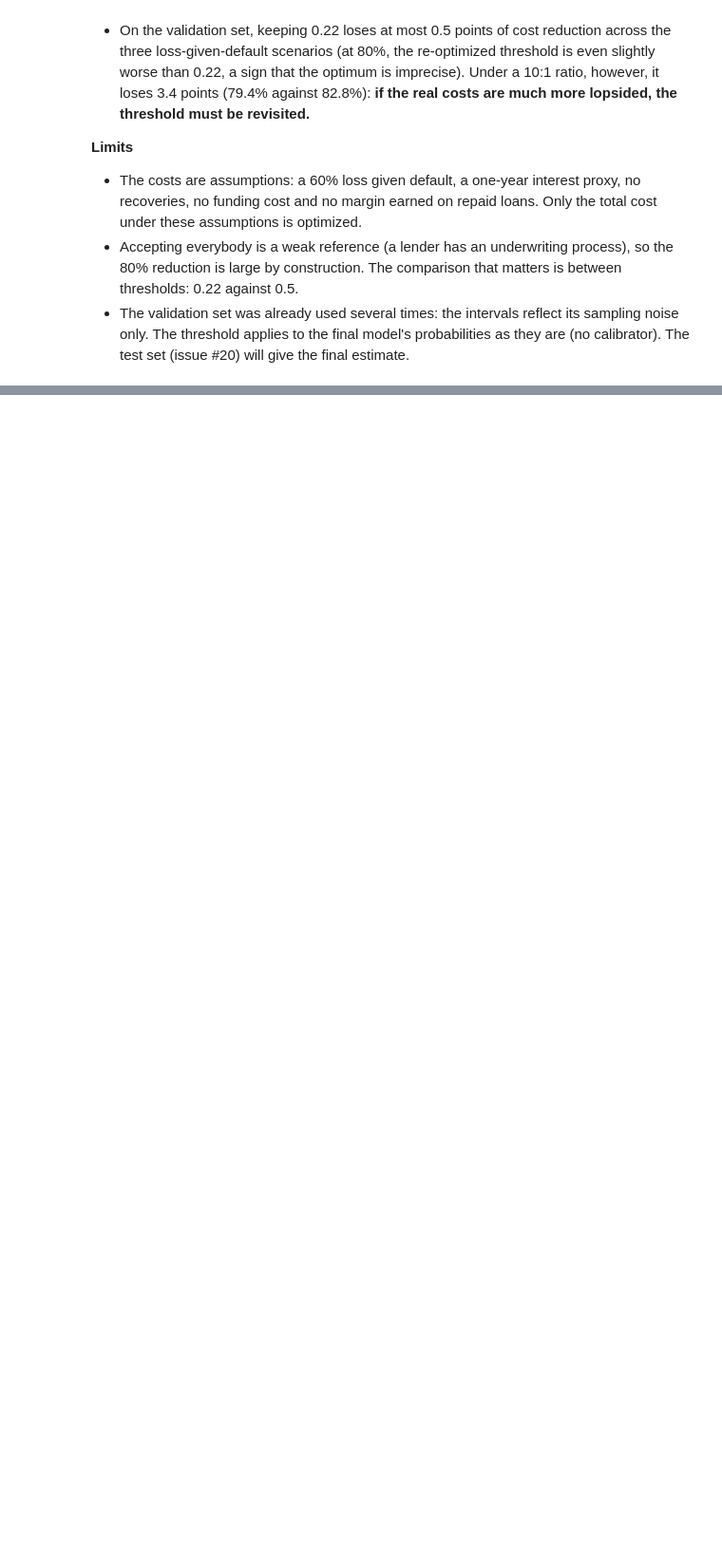
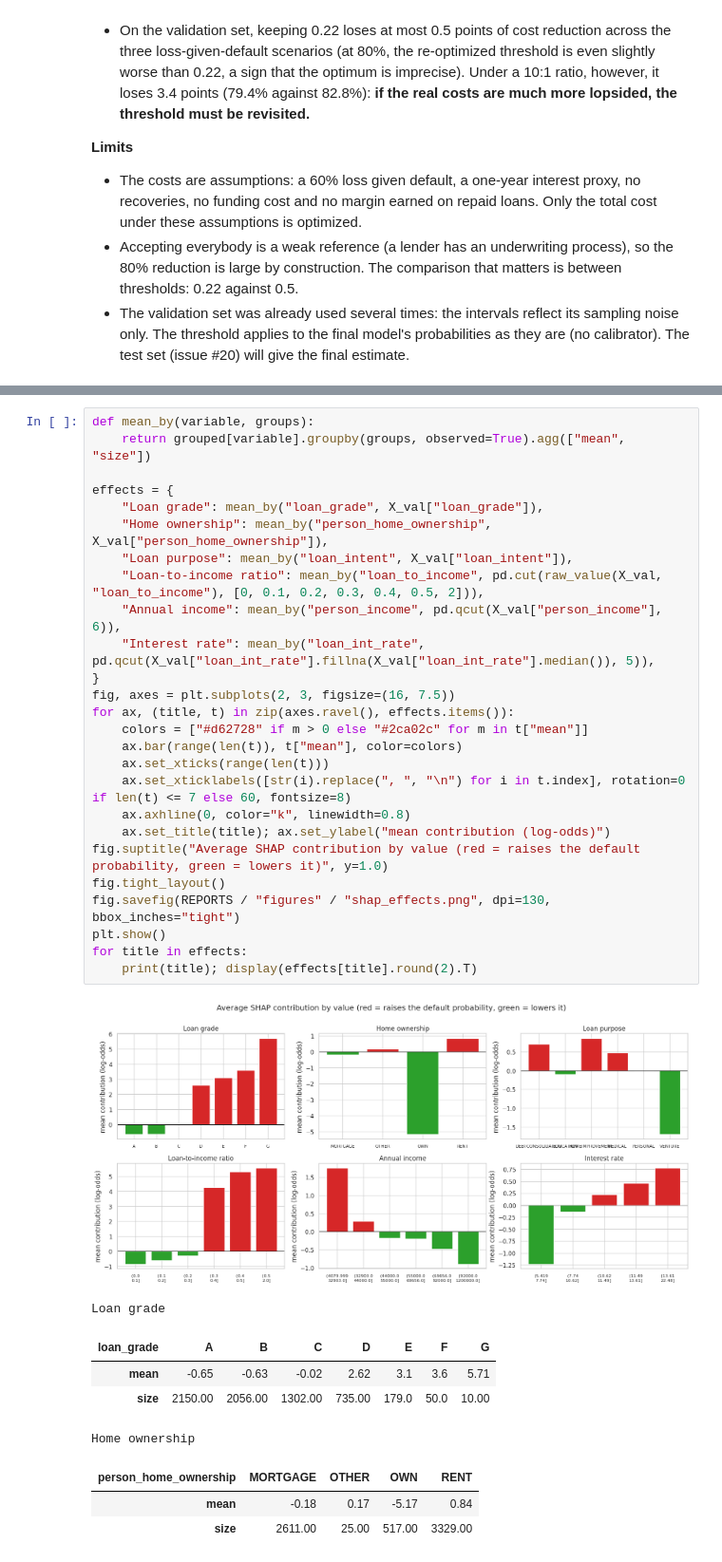
Before and after one commit to cheickbougoum90-web/credit-risk-scoring, a Jupyter notebook: notebooks/03_evaluation_explainability.ipynb, the cells around one changed output, grey strips where cells are left out. Shown at 95% size. Cells and saved outputs as stored; diff of their text form; blank space fills up the shorter version.

```diff
--- a/notebooks/03_evaluation_explainability.ipynb
+++ b/notebooks/03_evaluation_explainability.ipynb
@@ -378,0 +488,36 @@ sens.round(6).to_csv(REPORTS / "threshold_sensitivity.csv")
+# %%
+def mean_by(variable, groups):
+    return grouped[variable].groupby(groups, observed=True).agg(["mean", "size"])
+
+effects = {
+    "Loan grade": mean_by("loan_grade", X_val["loan_grade"]),
+    "Home ownership": mean_by("person_home_ownership", X_val["person_home_ownership"]),
+    "Loan purpose": mean_by("loan_intent", X_val["loan_intent"]),
+    "Loan-to-income ratio": mean_by("loan_to_income", pd.cut(raw_value(X_val, "loan_to_income"), [0, 0.1, 0.2, 0.3, 0.4, 0.5, 2])),
+    "Annual income": mean_by("person_income", pd.qcut(X_val["person_income"], 6)),
+    "Interest rate": mean_by("loan_int_rate", pd.qcut(X_val["loan_int_rate"].fillna(X_val["loan_int_rate"].median()), 5)),
+}
+fig, axes = plt.subplots(2, 3, figsize=(16, 7.5))
+for ax, (title, t) in zip(axes.ravel(), effects.items()):
+    colors = ["#d62728" if m > 0 else "#2ca02c" for m in t["mean"]]
+    ax.bar(range(len(t)), t["mean"], color=colors)
+    ax.set_xticks(range(len(t)))
+    ax.set_xticklabels([str(i).replace(", ", "\n") for i in t.index], rotation=0 if len(t) <= 7 else 60, fontsize=8)
+    ax.axhline(0, color="k", linewidth=0.8)
+    ax.set_title(title); ax.set_ylabel("mean contribution (log-odds)")
+fig.suptitle("Average SHAP contribution by value (red = raises the default probability, green = lowers it)", y=1.0)
+fig.tight_layout()
+fig.savefig(REPORTS / "figures" / "shap_effects.png", dpi=130, bbox_inches="tight")
+plt.show()
+for title in effects:
+    print(title); display(effects[title].round(2).T)
+# %% [output]
+[figure, added]
+Loan grade
+| loan_grade | A | B | C | D | E | F | G |
+| mean | -0.65 | -0.63 | -0.02 | 2.62 | 3.1 | 3.6 | 5.71 |
+| size | 2150.00 | 2056.00 | 1302.00 | 735.00 | 179.0 | 50.0 | 10.00 |
+Home ownership
+| person_home_ownership | MORTGAGE | OTHER | OWN | RENT |
+| mean | -0.18 | 0.17 | -5.17 | 0.84 |
+| size | 2611.00 | 25.00 | 517.00 | 3329.00 |
```
Also changed, not shown: parts of 18 cells of this notebook, 10 other files.
